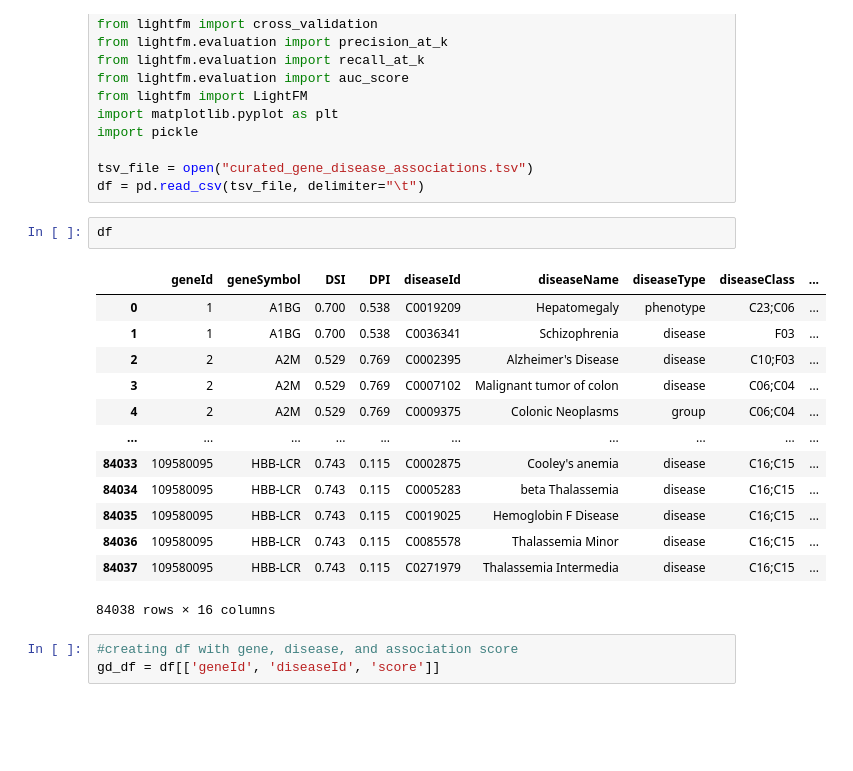
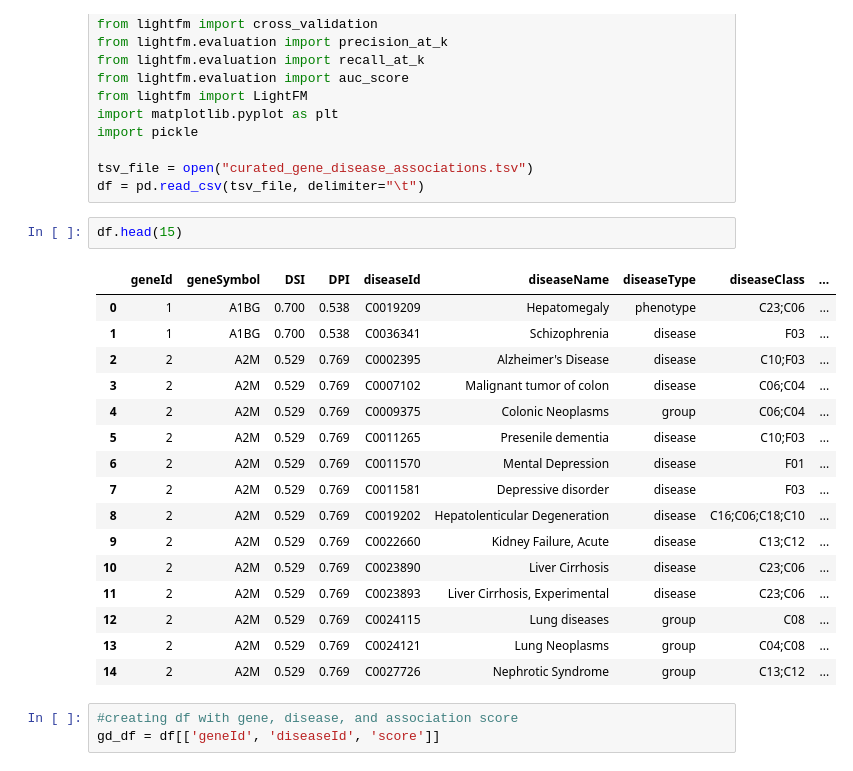
Before and after one commit to meuleman/gilbertAPI, a Jupyter notebook: recommendersystems/lightfm/disgenet/LightFM_Gene_Disease.ipynb, the cells around one changed output. Saved outputs shown, nothing was run; the diff lists cells and outputs as text; blank space fills up the shorter version.

```diff
--- a/recommendersystems/lightfm/disgenet/LightFM_Gene_Disease.ipynb
+++ b/recommendersystems/lightfm/disgenet/LightFM_Gene_Disease.ipynb
@@ -14,21 +14,24 @@ import pickle
 tsv_file = open("curated_gene_disease_associations.tsv")
 df = pd.read_csv(tsv_file, delimiter="\t")
 # %%
-df
+df.head(15)
 # %% [output]
 |  | geneId | geneSymbol | DSI | DPI | diseaseId | diseaseName | diseaseType | diseaseClass | ... |
 | 0 | 1 | A1BG | 0.700 | 0.538 | C0019209 | Hepatomegaly | phenotype | C23;C06 | ... |
 | 1 | 1 | A1BG | 0.700 | 0.538 | C0036341 | Schizophrenia | disease | F03 | ... |
 | 2 | 2 | A2M | 0.529 | 0.769 | C0002395 | Alzheimer's Disease | disease | C10;F03 | ... |
 | 3 | 2 | A2M | 0.529 | 0.769 | C0007102 | Malignant tumor of colon | disease | C06;C04 | ... |
 | 4 | 2 | A2M | 0.529 | 0.769 | C0009375 | Colonic Neoplasms | group | C06;C04 | ... |
-| ... | ... | ... | ... | ... | ... | ... | ... | ... | ... |
-| 84033 | 109580095 | HBB-LCR | 0.743 | 0.115 | C0002875 | Cooley's anemia | disease | C16;C15 | ... |
-| 84034 | 109580095 | HBB-LCR | 0.743 | 0.115 | C0005283 | beta Thalassemia | disease | C16;C15 | ... |
-| 84035 | 109580095 | HBB-LCR | 0.743 | 0.115 | C0019025 | Hemoglobin F Disease | disease | C16;C15 | ... |
-| 84036 | 109580095 | HBB-LCR | 0.743 | 0.115 | C0085578 | Thalassemia Minor | disease | C16;C15 | ... |
-| 84037 | 109580095 | HBB-LCR | 0.743 | 0.115 | C0271979 | Thalassemia Intermedia | disease | C16;C15 | ... |
+| 5 | 2 | A2M | 0.529 | 0.769 | C0011265 | Presenile dementia | disease | C10;F03 | ... |
+| 6 | 2 | A2M | 0.529 | 0.769 | C0011570 | Mental Depression | disease | F01 | ... |
+| 7 | 2 | A2M | 0.529 | 0.769 | C0011581 | Depressive disorder | disease | F03 | ... |
+| 8 | 2 | A2M | 0.529 | 0.769 | C0019202 | Hepatolenticular Degeneration | disease | C16;C06;C18;C10 | ... |
+| 9 | 2 | A2M | 0.529 | 0.769 | C0022660 | Kidney Failure, Acute | disease | C13;C12 | ... |
+| 10 | 2 | A2M | 0.529 | 0.769 | C0023890 | Liver Cirrhosis | disease | C23;C06 | ... |
+| 11 | 2 | A2M | 0.529 | 0.769 | C0023893 | Liver Cirrhosis, Experimental | disease | C23;C06 | ... |
+| 12 | 2 | A2M | 0.529 | 0.769 | C0024115 | Lung diseases | group | C08 | ... |
+| 13 | 2 | A2M | 0.529 | 0.769 | C0024121 | Lung Neoplasms | group | C04;C08 | ... |
+| 14 | 2 | A2M | 0.529 | 0.769 | C0027726 | Nephrotic Syndrome | group | C13;C12 | ... |
-84038 rows × 16 columns
 # %%
 #creating df with gene, disease, and association score
 gd_df = df[['geneId', 'diseaseId', 'score']]
```
Also changed, not shown: parts of 12 cells of this notebook, 1 other file.
